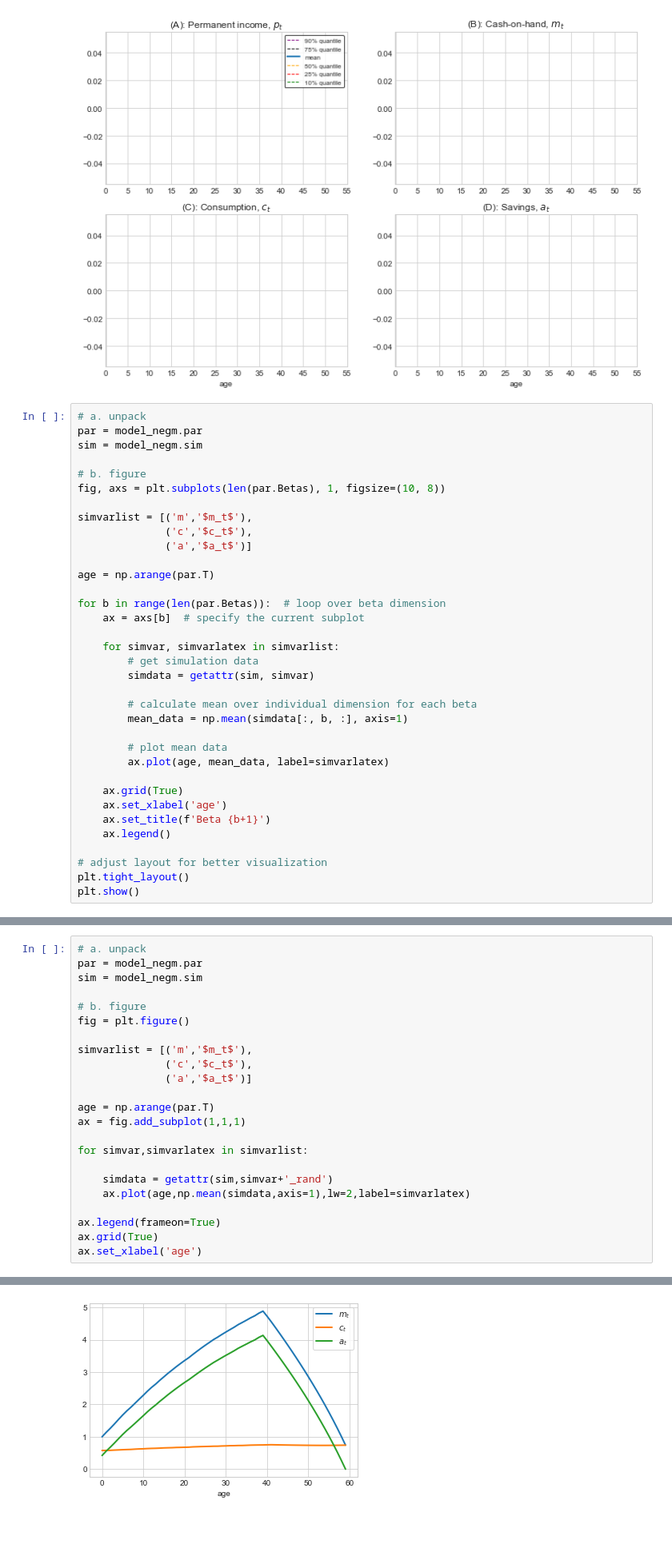
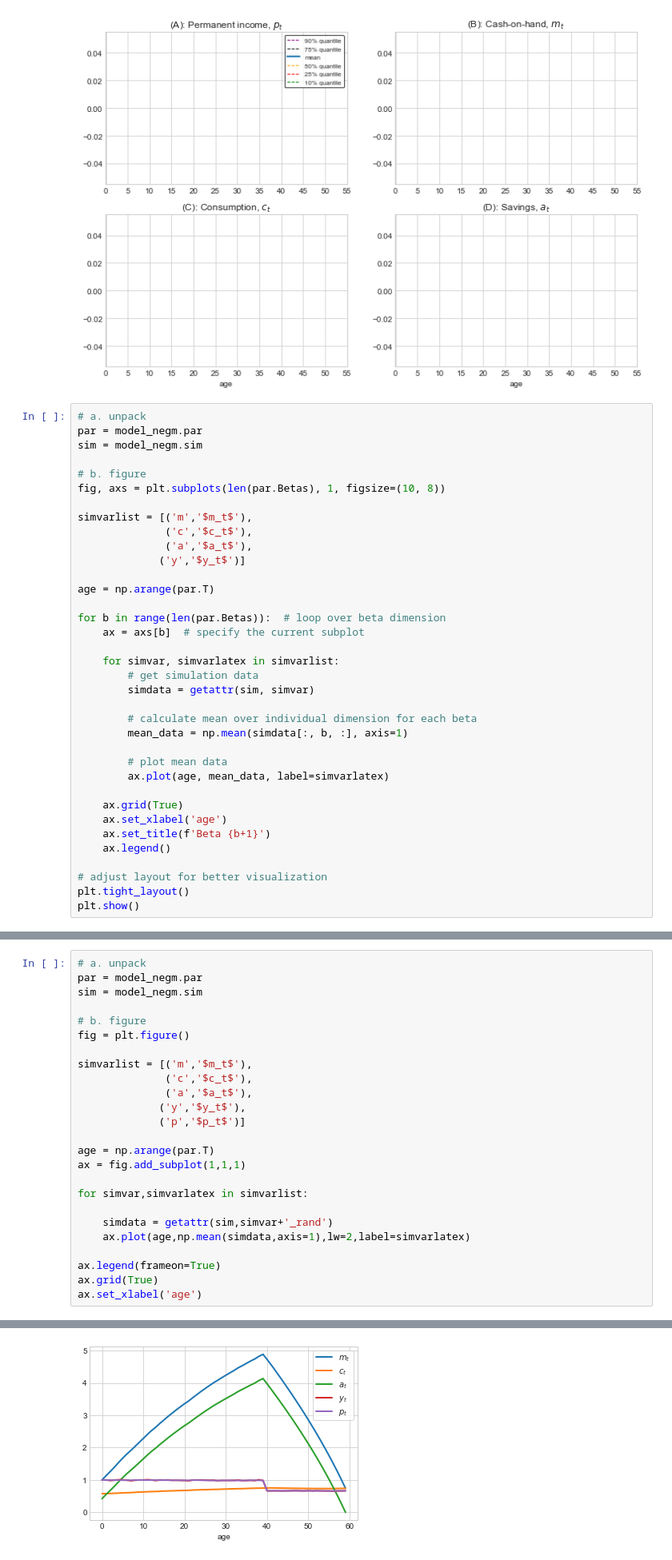
Before and after one commit to HansChristianPOLIT/LostInOptimization, a Jupyter notebook: Jeppe/01. BufferStockModel/01. BufferStockModel.ipynb, the cells around one changed output, grey strips where cells are left out. Shown at 80% size. Cells and saved outputs as stored; diff of their text form; blank space fills up the shorter version.

```diff
--- a/Jeppe/01. BufferStockModel/01. BufferStockModel.ipynb
+++ b/Jeppe/01. BufferStockModel/01. BufferStockModel.ipynb
@@ -64,7 +64,8 @@ fig, axs = plt.subplots(len(par.Betas), 1, figsize=(10, 8))
 
 simvarlist = [('m','$m_t$'),
               ('c','$c_t$'),
-              ('a','$a_t$')]
+              ('a','$a_t$'),
+             ('y','$y_t$')]
 
 age = np.arange(par.T)
 
@@ -98,29 +99,31 @@ model simulated in 1.7 secs
 # %%
 # a. unpack
 par = model_negm.par
 sim = model_negm.sim
 
 # b. figure
 fig = plt.figure()
 
 simvarlist = [('m','$m_t$'),
               ('c','$c_t$'),
-              ('a','$a_t$')]
+              ('a','$a_t$'),
+             ('y','$y_t$'),
+             ('p','$p_t$')]
 
 age = np.arange(par.T)
 ax = fig.add_subplot(1,1,1)
 
 for simvar,simvarlatex in simvarlist:
 
     simdata = getattr(sim,simvar+'_rand')
     ax.plot(age,np.mean(simdata,axis=1),lw=2,label=simvarlatex)
 
 ax.legend(frameon=True)
 ax.grid(True)
 ax.set_xlabel('age')
 # %% [output]
 Text(0.5, 0, 'age')
-[figure, old version]
+[figure, new version]
 # %%
 model_egm = BufferStockModelClass(name='baseline',par={'solmethod':'egm'})
 # %%
```
Also changed, not shown: parts of 7 cells of this notebook, 5 other files.
